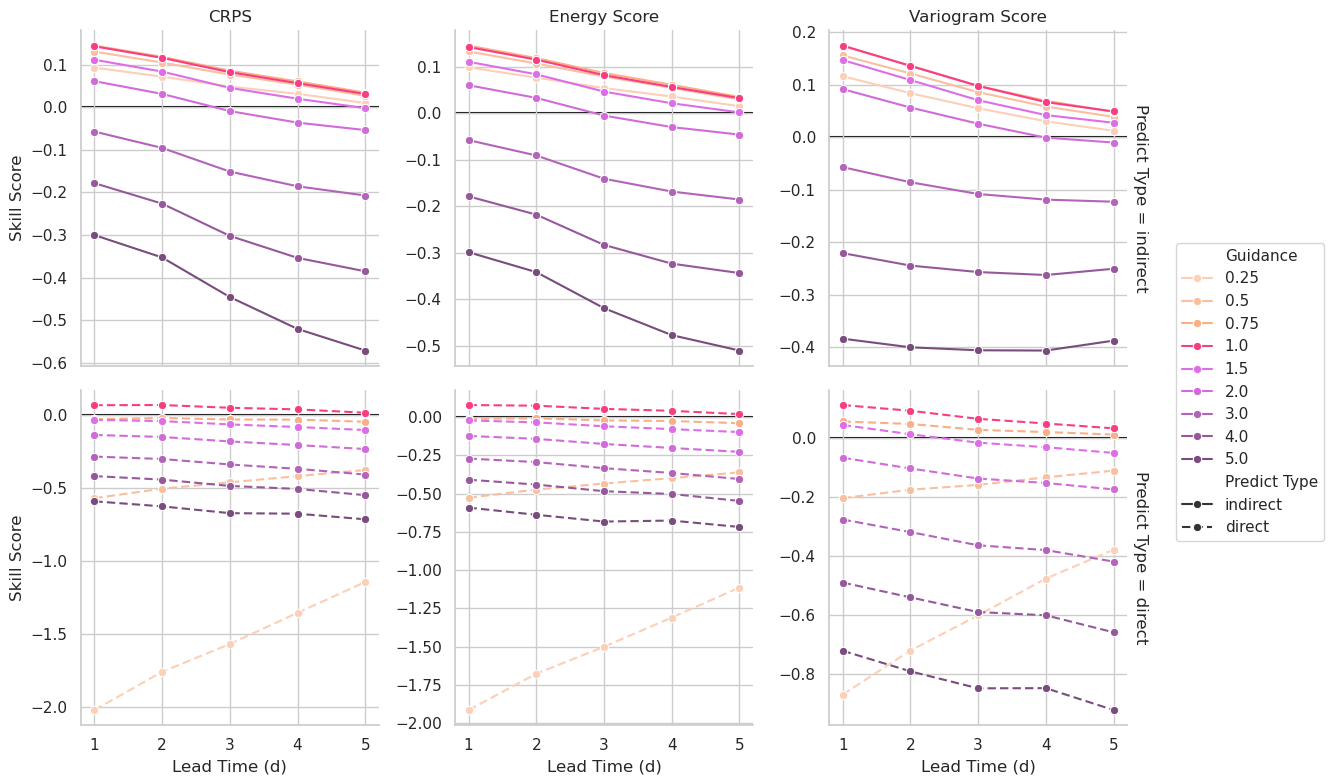
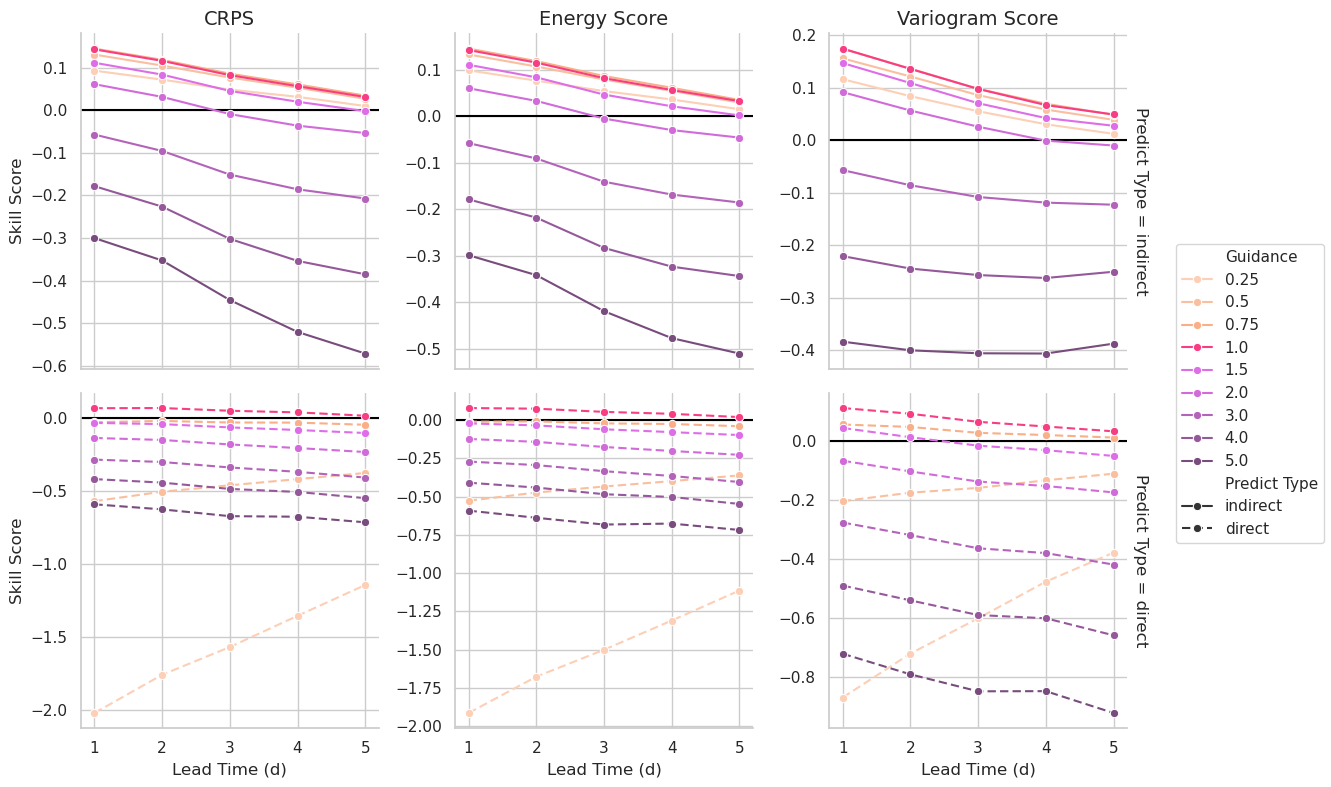
Unified diff of the notebook cell whose output changed from the first chart to the second:
--- before
+++ after
@@ -79,12 +79,13 @@
 
 for ax in g.axes.flat:
-    ax.axhline(0, color="black", linewidth=1.5, zorder=0)
+    ax.axhline(0, color="black", linewidth=1.5, zorder=1)
     # ax.ticklabel_format(style="scientific", axis="y", scilimits=(0, 0))
-    ax.set_xlabel("Lead Time (d)")
-    ax.set_title(ax.get_title().replace("score = ", ""))
+    ax.set_xlabel("Lead Time (d)", fontsize=12)
+    ax.set_title(ax.get_title().replace("score = ", ""), fontsize=14)
     if ax.get_ylabel() != "":
-        ax.set_ylabel("Skill Score")
+        ax.set_ylabel("Skill Score", fontsize=12)
 
 g.add_legend(frameon=True)
+# g.figure.tight_layout()
 g.figure.savefig(
     RESULTS_DIR / "results" / "wb2" / "ablations" / "guidance_leadtime_skill.pdf",

Commit: redo some pltos